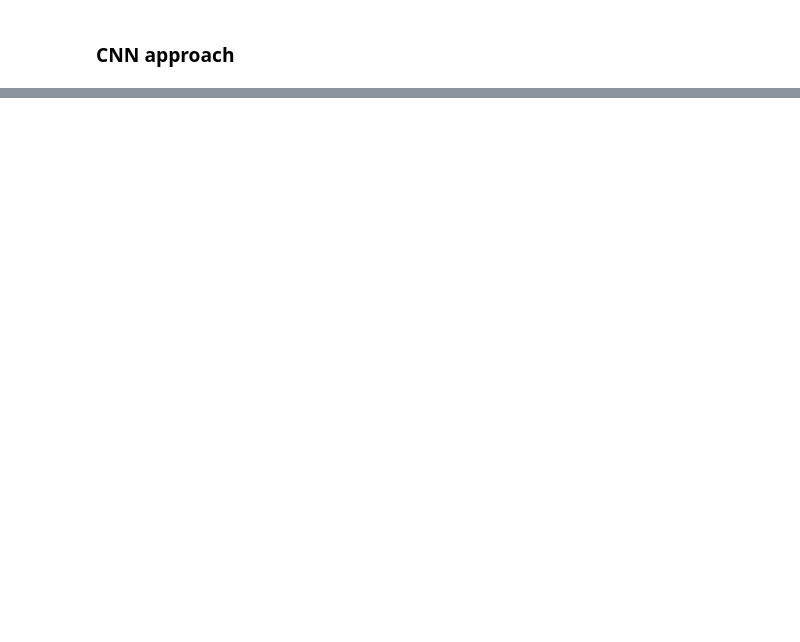
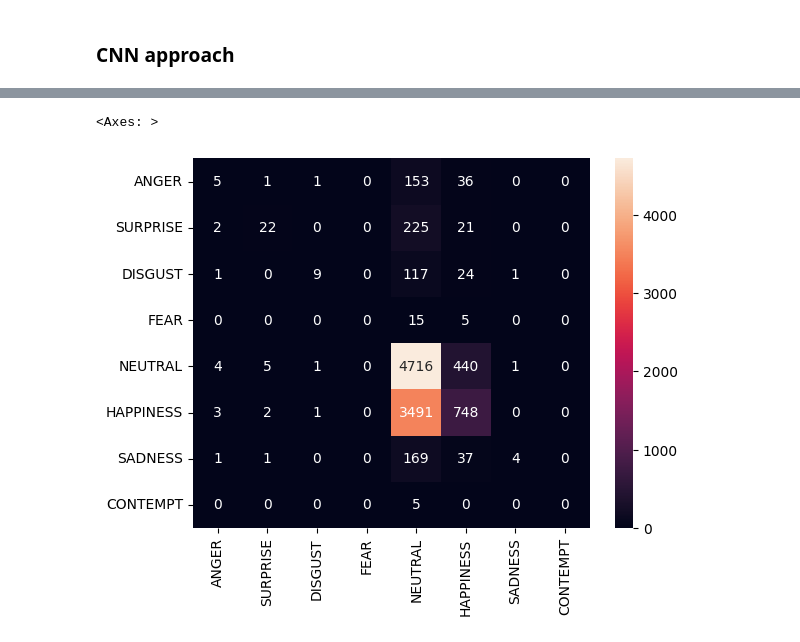
Before and after one commit to heemmanshuu/emotion-detection, a Jupyter notebook: cnn.ipynb, the cells around one changed output, grey strips where cells are left out. Saved outputs shown, nothing was run; the diff lists cells and outputs as text; code cells hidden in the pictures; blank space fills up the shorter version.

```diff
--- a/cnn.ipynb
+++ b/cnn.ipynb
@@ -137,0 +247,8 @@ plt.imshow(X[0])
+# %%
+y_pred = [y.argmax() for y in model.predict(X_train)]
+#print(y_pred)
+tr_cf_matrix = confusion_matrix(y_train, y_pred)
+
+labels = [classMap[i] for i in range(0,8)]
+sns.heatmap(tr_cf_matrix, annot=True, fmt='d', xticklabels=labels, yticklabels=labels)
+# %% [output]
@@ -137,0 +256,2 @@ plt.imshow(X[0])
+<Axes: >
+[figure, added]
```
Also changed, not shown: parts of 23 cells of this notebook, 2 other files.
